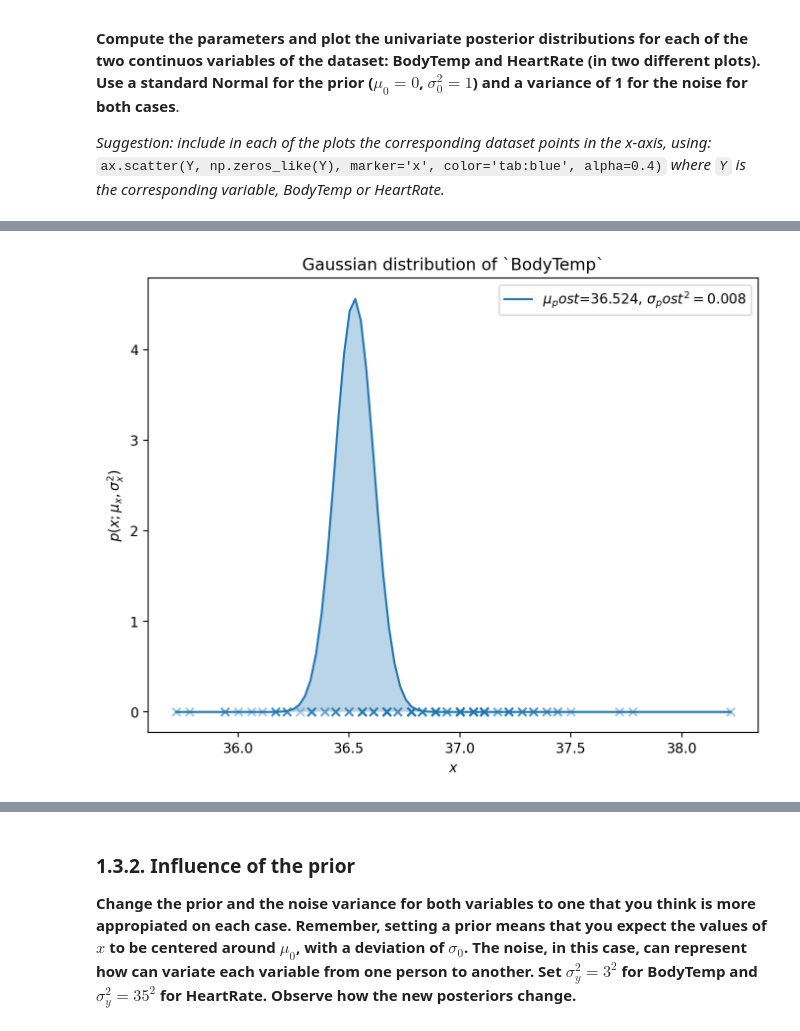
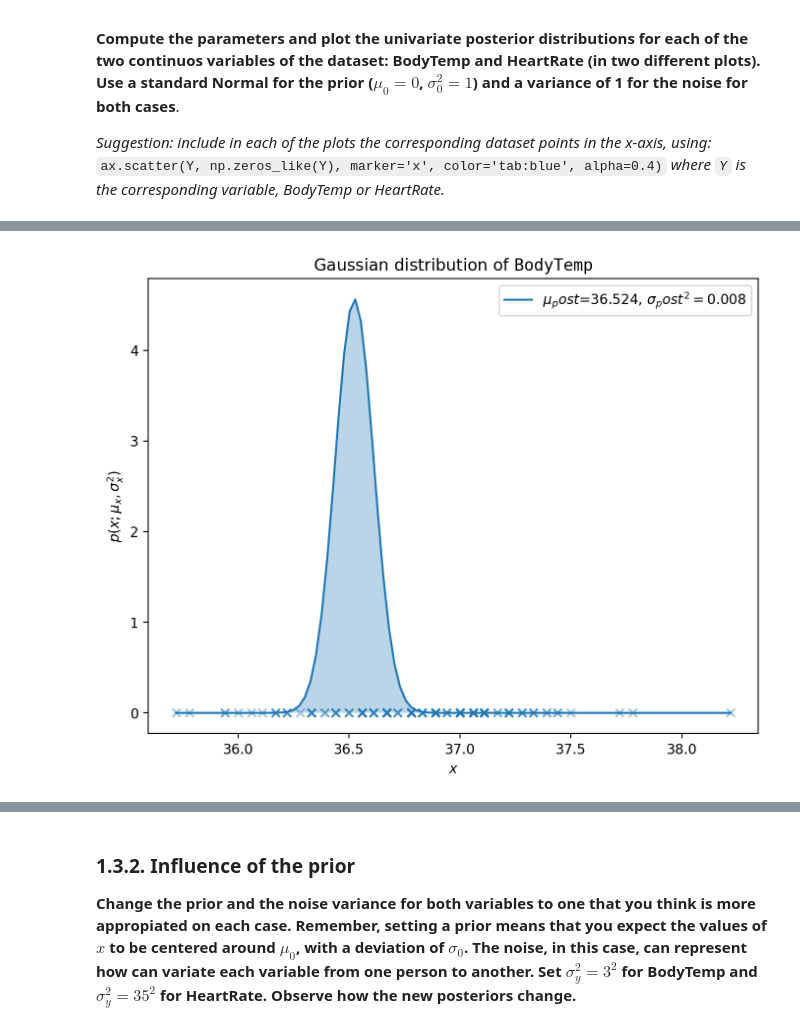
Before and after one commit to oscar-02-5/lab_unsupervised_continuous, a Jupyter notebook: lab_unsupervised_continuous_students.ipynb, the cells around one changed output, grey strips where cells are left out. Drawn from its saved outputs; the diff is of its cells as text; code cells hidden in the pictures.

```diff
--- a/lab_unsupervised_continuous_students.ipynb
+++ b/lab_unsupervised_continuous_students.ipynb
@@ -172,50 +174,77 @@ where $\bar{y}$ is the *empirical* mean, given by $\bar{y}=\frac{1}{N}\sum_{i=1}
 <code>ax.scatter(Y, np.zeros_like(Y), marker='x', color='tab:blue', alpha=0.4)</code>
 *where <code>Y</code> is the corresponding variable, BodyTemp or HeartRate.*
 # %%
-def post_gaussian(mu0, var0, var_y, y):
+def post_gaussian(mu0: float, var0: float, var_y: float, y: np.ndarray):
+    """# Description
+    Function that plots a 1D gaussian
+    """
     mean_y = np.mean(y)
     N = len(y)
     denom = N * var0 + var_y
-    mu_post = (N * var0 *mean_y/denom) + (var_y * mu0/denom)
+    mu_post = (N * var0 * mean_y/denom) + (var_y * mu0/denom)
     var_post = var0 * var_y/denom
     return mu_post, var_post
 
+
+def plot_gaussian(mu: float, sigma: float,
+                  domain: np.ndarray, figsize=(8, 6),
+                  title="Gaussian distribution") -> None:
+    """# Description
+    Function that plots a 1D gaussian given it's parameters
+    and an xlim (domain)
+    """
+    # Create a plotting figure
+    plt.figure(figsize=figsize)
+
+    # Compute the pdf
+    p = normal.pdf(domain, mu, sigma)
+
+    # Plot the gausian and set labels
+    plt.plot(domain, p, label=r'$\mu_post$=' + str(round(mu, 3)) +
+             r', $\sigma_post^2=' + str(round(sigma**2, 3)) + '$')
+    plt.fill_between(domain, 0, p, alpha=0.3)
+    plt.legend(loc='best')
+    plt.xlabel(r'$x$')
+    plt.ylabel(r'$ p(x; \mu_x, \sigma_x^2) $')
+    plt.title(title)
+    return
+
+
 # Noise parameter
-var_y=1
+var_y = 1
 
-# BodyTemp
-Y=data['BodyTemp'].values
-y_domain = np.linspace(np.min(Y), np.max(Y), 100) # Use it to plot the Gaussian
+#~~~~~~~~~~~~~~~~~~~~~~~~~~~~ BodyTemp ~~~~~~~~~~~~~~~~~~~~~~~~~~
+# Get the data
+Y = data['BodyTemp'].values
 
-mu,var = post_gaussian(0, 1, var_y, Y)
+# Use it to plot the Gaussian
+y_domain = np.linspace(np.min(Y), np.max(Y), 100)
+
+mu, var = post_gaussian(0, 1, var_y, Y)
 sigma = np.sqrt(var)
 
-plt.figure(figsize=(8, 6))
-p = normal.pdf(y_domain, mu, sigma)
-plt.plot(y_domain, p, label=r'$\mu_post$=' + str(round(mu,3)) + ', $\sigma_post^2=' + str(round(sigma**2,3)) + '$')
-plt.fill_between(y_domain, 0, p, alpha=0.3 )
-plt.legend(loc='best')
-plt.xlabel(r'$x$')
-plt.ylabel(r'$ p(x; \mu_x, \sigma_x^2) $')
-ttl=plt.title('Gaussian distribution of `BodyTemp`')
+plot_gaussian(mu, sigma, y_domain,
+              title=r'Gaussian distribution of $ \mathtt{BodyTemp} $')
+
+# Plot the data points over the distribution
 ax = plt.subplot()
 ax.scatter(Y, np.zeros_like(Y), marker='x', color='tab:blue', alpha=0.4)
 
-# HeartRate
-Y=data['HeartRate'].values
-y_domain = np.linspace(np.min(Y), np.max(Y), 100) # Use it to plot the Gaussian
+#~~~~~~~~~~~~~~~~~~~~~~~~~~~~ HeartRate ~~~~~~~~~~~~~~~~~~~~~~~~~~
+# Get the data
+Y = data['HeartRate'].values
 
-mu,var = post_gaussian(0, 1, var_y, Y)
+# Use it to plot the Gaussian
+y_domain = np.linspace(np.min(Y), np.max(Y), 100)
+
+# Get the parameters of the distribution
+mu, var = post_gaussian(0, 1, var_y, Y)
 sigma = np.sqrt(var)
 
-plt.figure(figsize=(8, 6))
-p = normal.pdf(y_domain, mu, sigma)
-plt.plot(y_domain, p, label=r'$\mu_post$=' + str(round(mu,3)) + ', $\sigma_post^2=' + str(round(sigma**2,3)) + '$')
-plt.fill_between(y_domain, 0, p, alpha=0.3 )
-plt.legend(loc='best')
-plt.xlabel(r'$x$')
-plt.ylabel(r'$ p(x; \mu_x, \sigma_x^2) $')
-ttl=plt.title('Gaussian distribution of `HeartRate`')
+plot_gaussian(mu, sigma, y_domain,
+              title=r'Gaussian distribution of $ \mathtt{HeartRate} $')
+
+# Plot the data points over the distribution
 ax = plt.subplot()
-ax.scatter(Y, np.zeros_like(Y), marker='x', color='tab:blue', alpha=0.4)
+_ = ax.scatter(Y, np.zeros_like(Y), marker='x', color='tab:blue', alpha=0.4)
 # %% [output]
@@ -223 +251 @@ ax.scatter(Y, np.zeros_like(Y), marker='x', color='tab:blue', alpha=0.4)
-[figure, old version]
+[figure, new version]
```
Also changed, not shown: parts of 9 cells of this notebook.
